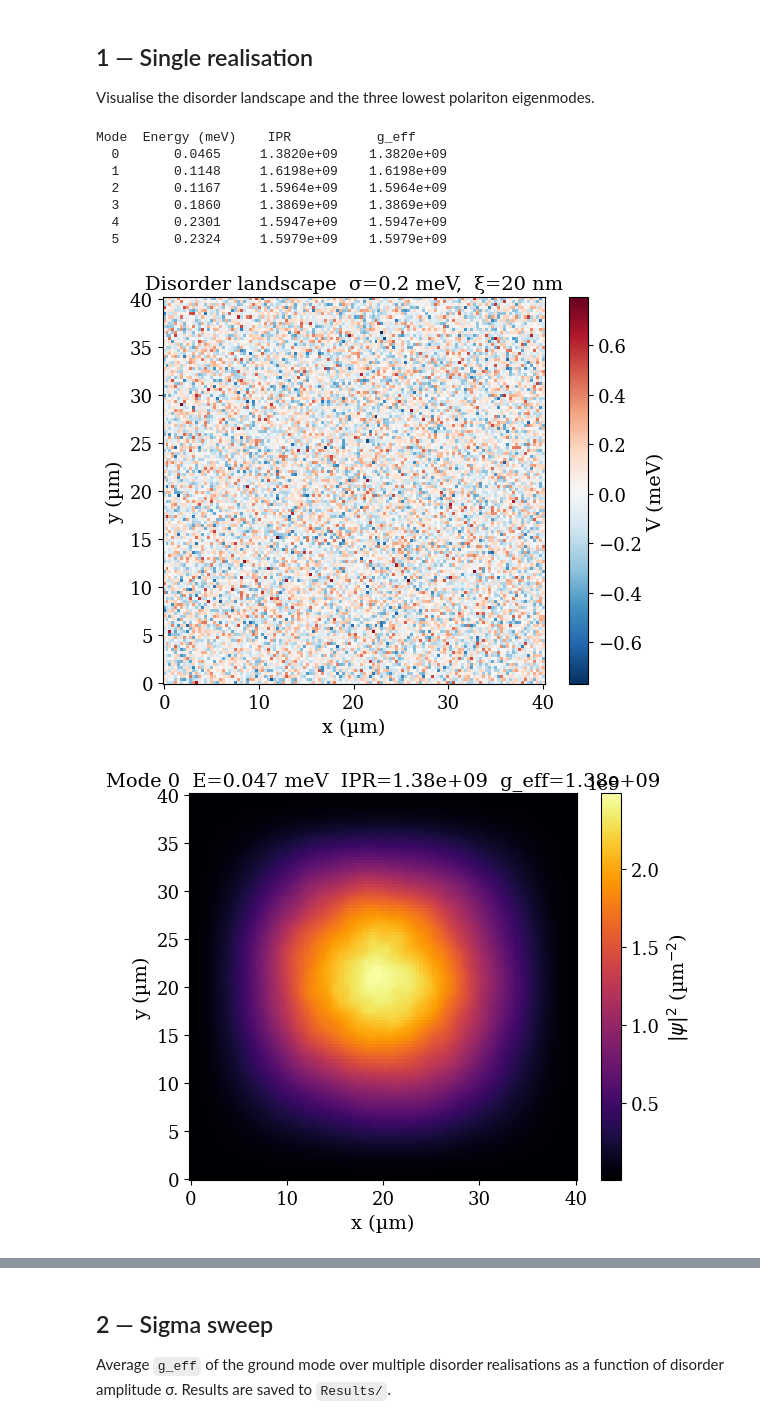
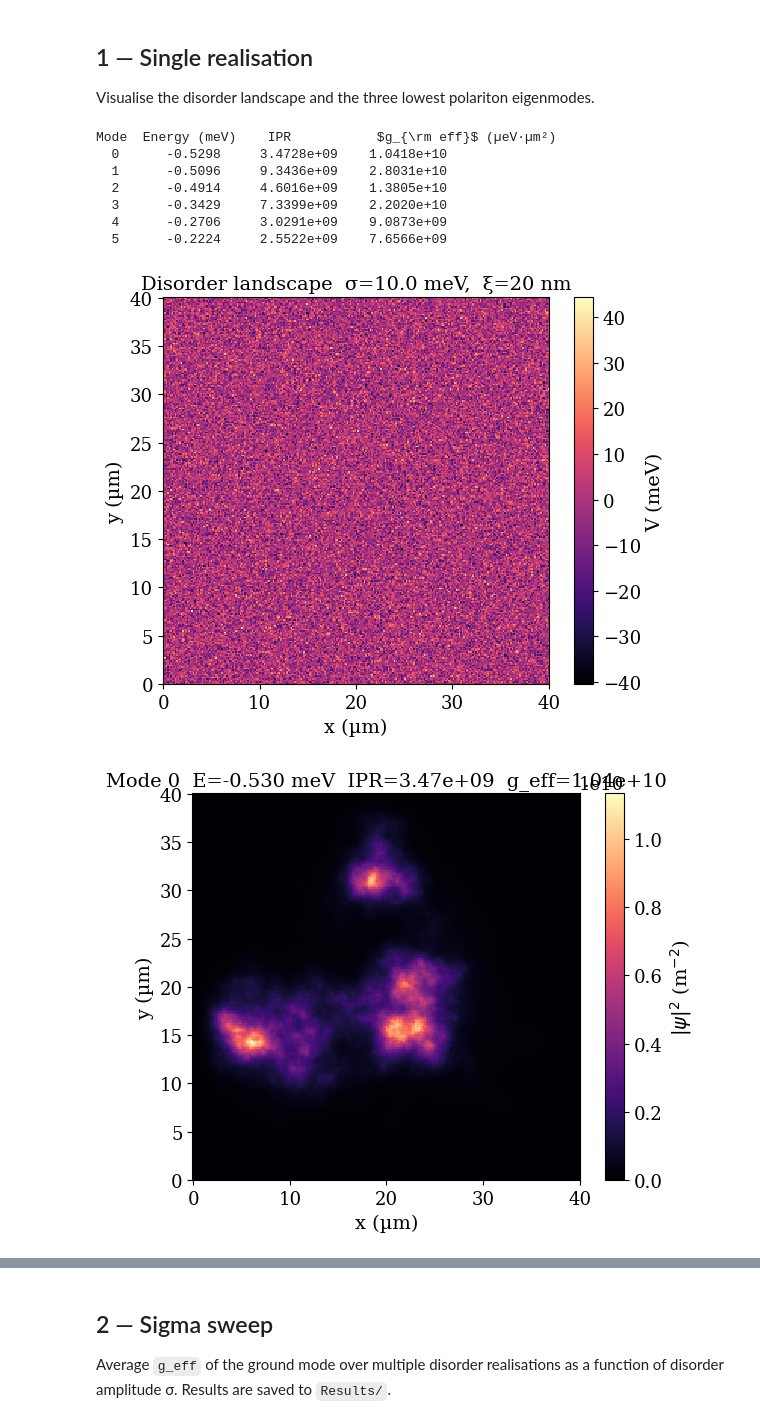
Before and after one commit to mtp354/Polaritons, a Jupyter notebook: Spatial Disorder.ipynb, the cells around one changed output, grey strips where cells are left out. Drawn from its saved outputs; the diff is of its cells as text; code cells hidden in the pictures.

Commit message:
Fixing spatial disorder

```diff
--- a/Spatial Disorder.ipynb
+++ b/Spatial Disorder.ipynb
@@ -73,7 +74,8 @@ M_lp = 5.686e-17 eV·s²/m²   xi = 20 nm
 Visualise the disorder landscape and the three lowest polariton eigenmodes.
 # %%
 SEED = 1
-sigma = 0.2e-3   # disorder amplitude (eV)
+# sigma = 0.2e-3   # disorder amplitude (eV)
+sigma = 1e-2  # disorder amplitude (eV)
 dx = L / N
 
 # Generate disorder and solve for lowest modes
@@ -89,40 +91,40 @@ print(f"Mode  Energy (meV)    IPR           {G_PLOT_LABEL}")
 for n in range(len(modes)):
 	print(f"  {n}   {1e3*E[n]:10.4f}     {iprs_[n]:.4e}    {G_PLOT_SCALE*g_eff_[n]:.4e}")
 
 # Coordinate grid for plotting
 x_um = np.linspace(0, L * 1e6, N)
 X, Y = np.meshgrid(x_um, x_um, indexing="ij")
 
 # --- Disorder landscape ---
 fig, ax = plt.subplots(figsize=(6, 5))
 im = ax.pcolormesh(X, Y, 1e3 * V, shading="auto", cmap=CMAP_NAME)
 plt.colorbar(im, ax=ax, label="V (meV)")
 ax.set_xlabel("x (µm)")
 ax.set_ylabel("y (µm)")
 ax.set_title(f"Disorder landscape  σ={sigma*1e3:.1f} meV,  ξ={xi*1e9:.0f} nm")
 plt.tight_layout()
 plt.show()
 
 # --- Lowest three eigenmodes ---
-for n in range(3):
+for n in range(len(modes)):
 	fig, ax = plt.subplots(figsize=(6, 5))
 	im = ax.pcolormesh(X, Y, np.abs(modes[n])**2, shading="auto", cmap=CMAP_NAME)
 	plt.colorbar(im, ax=ax, label=r"$|\psi|^2$ (m$^{-2}$)")
 	ax.set_xlabel("x (µm)")
 	ax.set_ylabel("y (µm)")
 	ax.set_title(
 		f"Mode {n}  E={1e3*E[n]:.3f} meV  "
 		f"IPR={iprs_[n]:.2e}  g_eff={G_PLOT_SCALE*g_eff_[n]:.2e}"
 	)
 	plt.tight_layout()
 	plt.show()
 # %% [output]
-Mode  Energy (meV)    IPR           g_eff
-  0       0.0465     1.3820e+09    1.3820e+09
-  1       0.1148     1.6198e+09    1.6198e+09
-  2       0.1167     1.5964e+09    1.5964e+09
-  3       0.1860     1.3869e+09    1.3869e+09
-  4       0.2301     1.5947e+09    1.5947e+09
-  5       0.2324     1.5979e+09    1.5979e+09
+Mode  Energy (meV)    IPR           $g_{\rm eff}$ (µeV·µm²)
+  0      -0.5298     3.4728e+09    1.0418e+10
+  1      -0.5096     9.3436e+09    2.8031e+10
+  2      -0.4914     4.6016e+09    1.3805e+10
+  3      -0.3429     7.3399e+09    2.2020e+10
+  4      -0.2706     3.0291e+09    9.0873e+09
+  5      -0.2224     2.5522e+09    7.6566e+09
-[figure, old version]
+[figure, new version]
-[figure, old version]
+[figure, new version]
```
Also changed, not shown: parts of 4 cells of this notebook, 2 other files.
